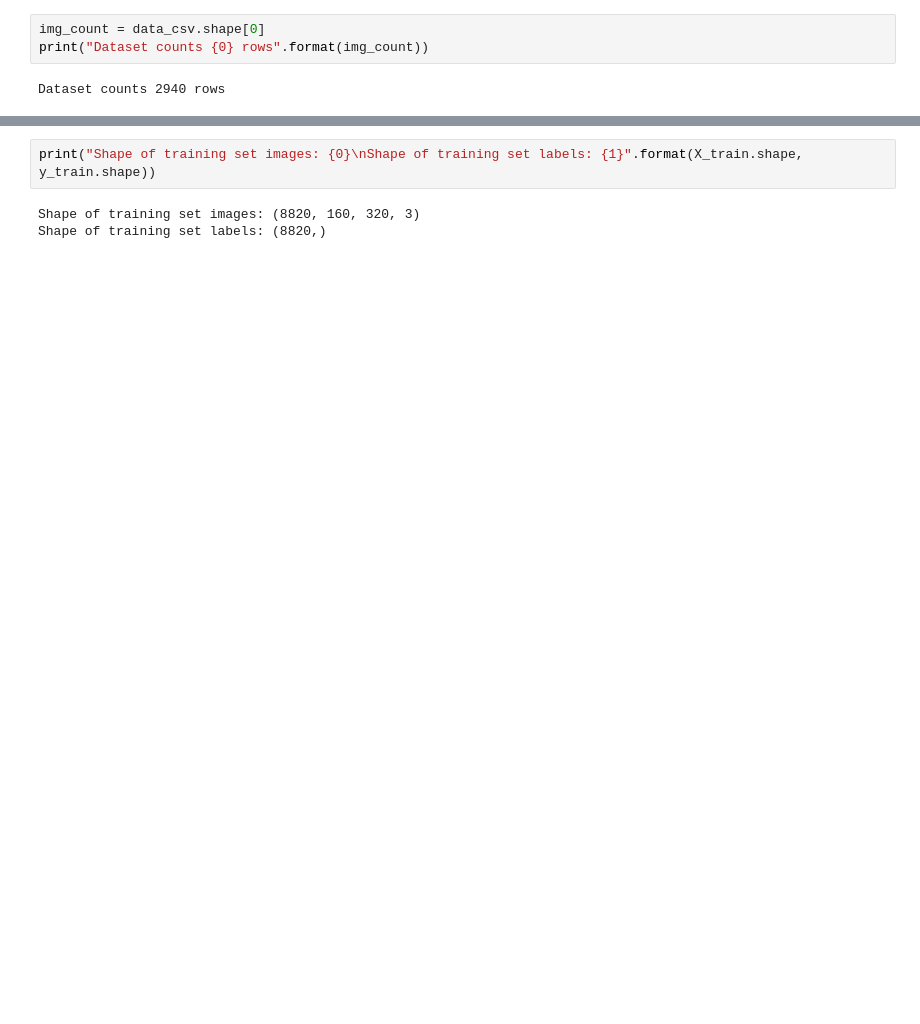
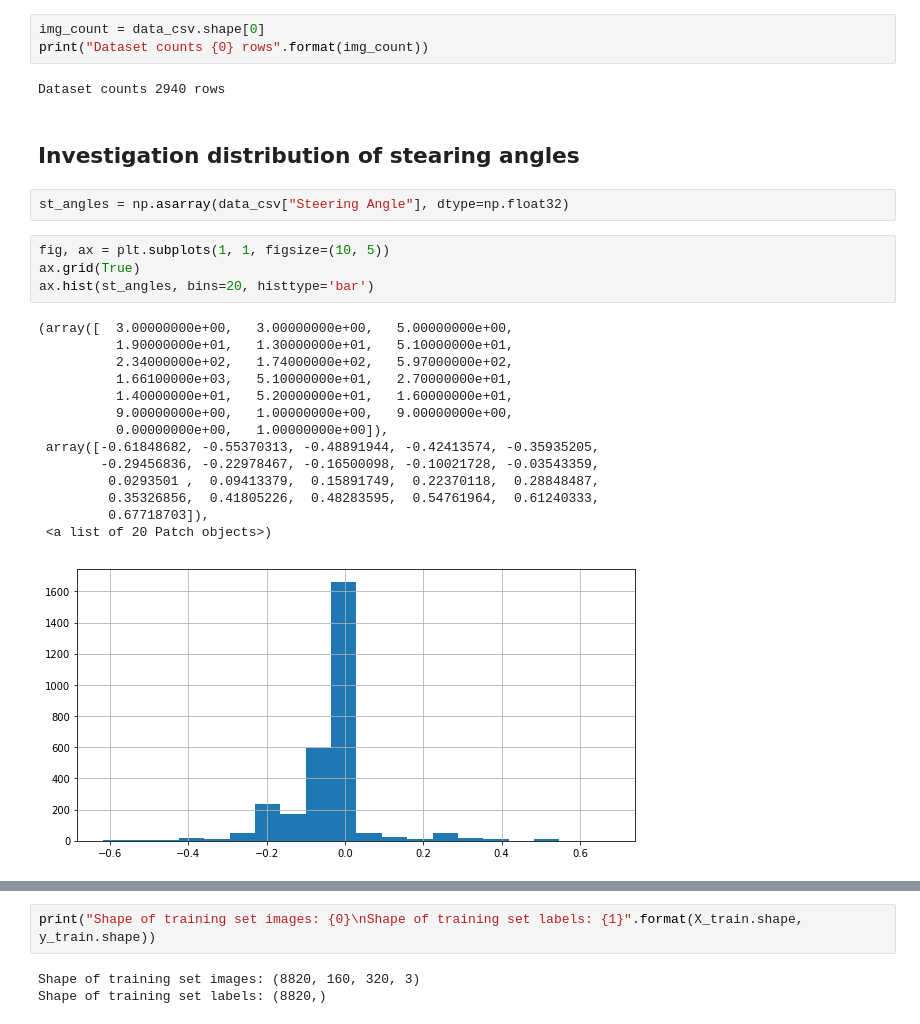
Before and after one commit to Bilalkhanten/CarND-Behavioral-Cloning-P3, a Jupyter notebook: Behavioural_Driving.ipynb, the cells around one changed output, grey strips where cells are left out. Drawn from its saved outputs; the diff is of its cells as text; blank space fills up the shorter version.

```diff
--- a/Behavioural_Driving.ipynb
+++ b/Behavioural_Driving.ipynb
@@ -38,3 +38,26 @@ img_count = data_csv.shape[0]
 print("Dataset counts {0} rows".format(img_count))
 # %% [output]
 Dataset counts 2940 rows
+# %% [markdown]
+## Investigation distribution of stearing angles
+# %%
+st_angles = np.asarray(data_csv["Steering Angle"], dtype=np.float32)
+# %%
+fig, ax = plt.subplots(1, 1, figsize=(10, 5))
+ax.grid(True)
+ax.hist(st_angles, bins=20, histtype='bar')
+# %% [output]
+(array([  3.00000000e+00,   3.00000000e+00,   5.00000000e+00,
+          1.90000000e+01,   1.30000000e+01,   5.10000000e+01,
+          2.34000000e+02,   1.74000000e+02,   5.97000000e+02,
+          1.66100000e+03,   5.10000000e+01,   2.70000000e+01,
+          1.40000000e+01,   5.20000000e+01,   1.60000000e+01,
+          9.00000000e+00,   1.00000000e+00,   9.00000000e+00,
+          0.00000000e+00,   1.00000000e+00]),
+ array([-0.61848682, -0.55370313, -0.48891944, -0.42413574, -0.35935205,
+        -0.29456836, -0.22978467, -0.16500098, -0.10021728, -0.03543359,
+         0.0293501 ,  0.09413379,  0.15891749,  0.22370118,  0.28848487,
+         0.35326856,  0.41805226,  0.48283595,  0.54761964,  0.61240333,
+         0.67718703]),
+ <a list of 20 Patch objects>)
+[figure, added]
```
Also changed, not shown: parts of 19 cells of this notebook, 2 other files.
